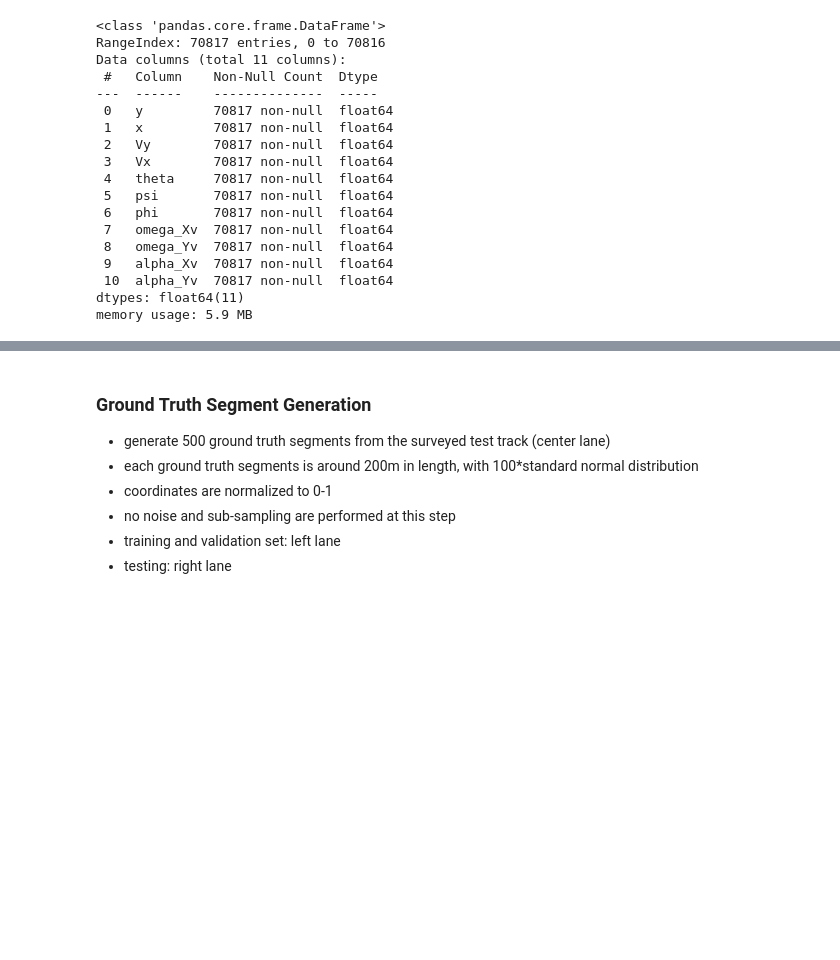
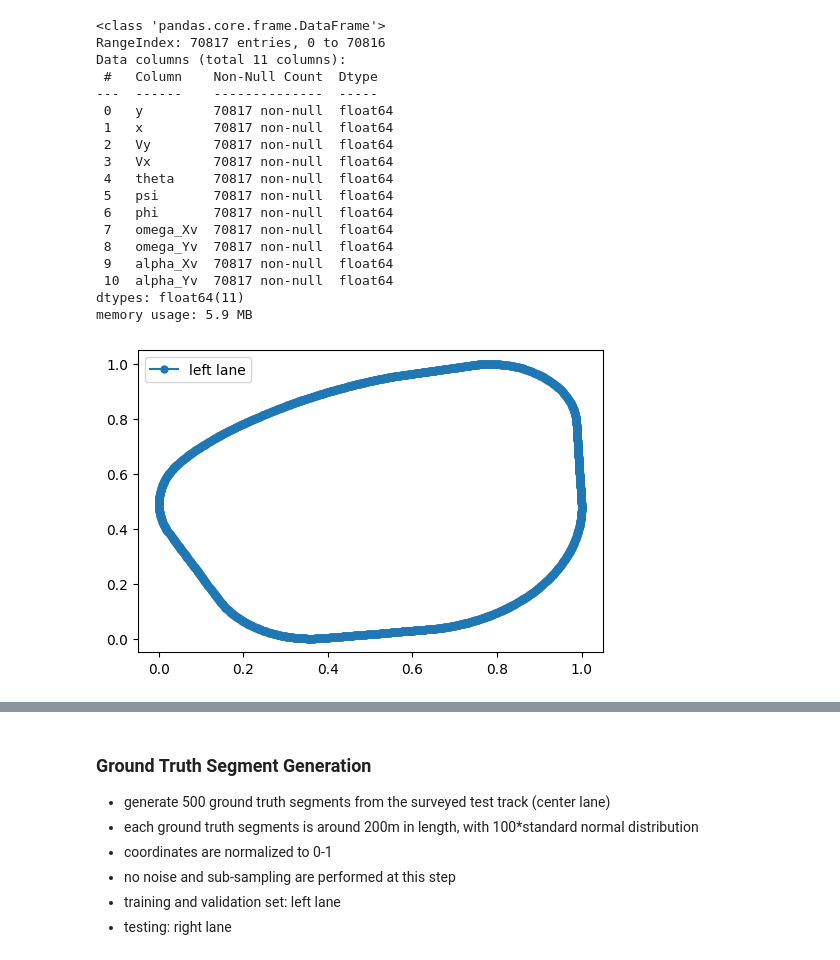
Before and after one commit to jarviskroos7/PATH_vehicle_localization, a Jupyter notebook: code/segment_generation.ipynb, the cells around one changed output, grey strips where cells are left out. Saved outputs shown, nothing was run; the diff lists cells and outputs as text; code cells hidden in the pictures; blank space fills up the shorter version.

```diff
--- a/code/segment_generation.ipynb
+++ b/code/segment_generation.ipynb
@@ -166 +186,12 @@ rl['Vy_norm'] = MinMaxScaler().fit_transform(np.array(rl['Vy']).reshape(-1,1))
+# %%
+# test track loop
+plt.figure(dpi=100)
+
+ll_5hz = ll.iloc[::round(250 / 5)]
+plt.plot(ll_5hz.x_norm, ll_5hz.y_norm, '-o', label='left lane', ms=5)
+# plt.plot(ll.x_norm, ll.y_norm, '--', label='left lane')
+plt.legend()
+plt.show()
+# %% [output]
+[figure, added]
 # %%
```
Also changed, not shown: parts of 11 cells of this notebook, 14 other files.
